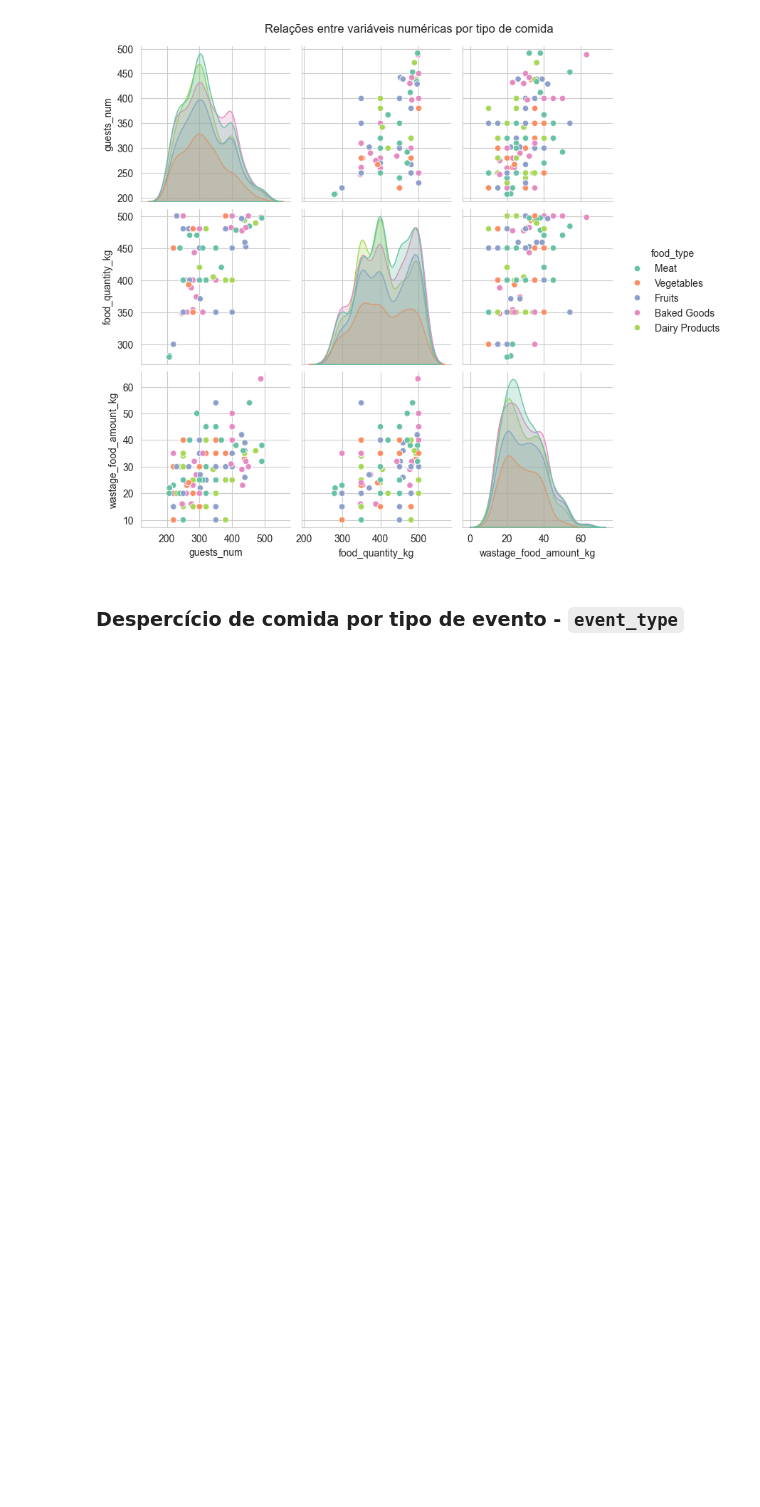
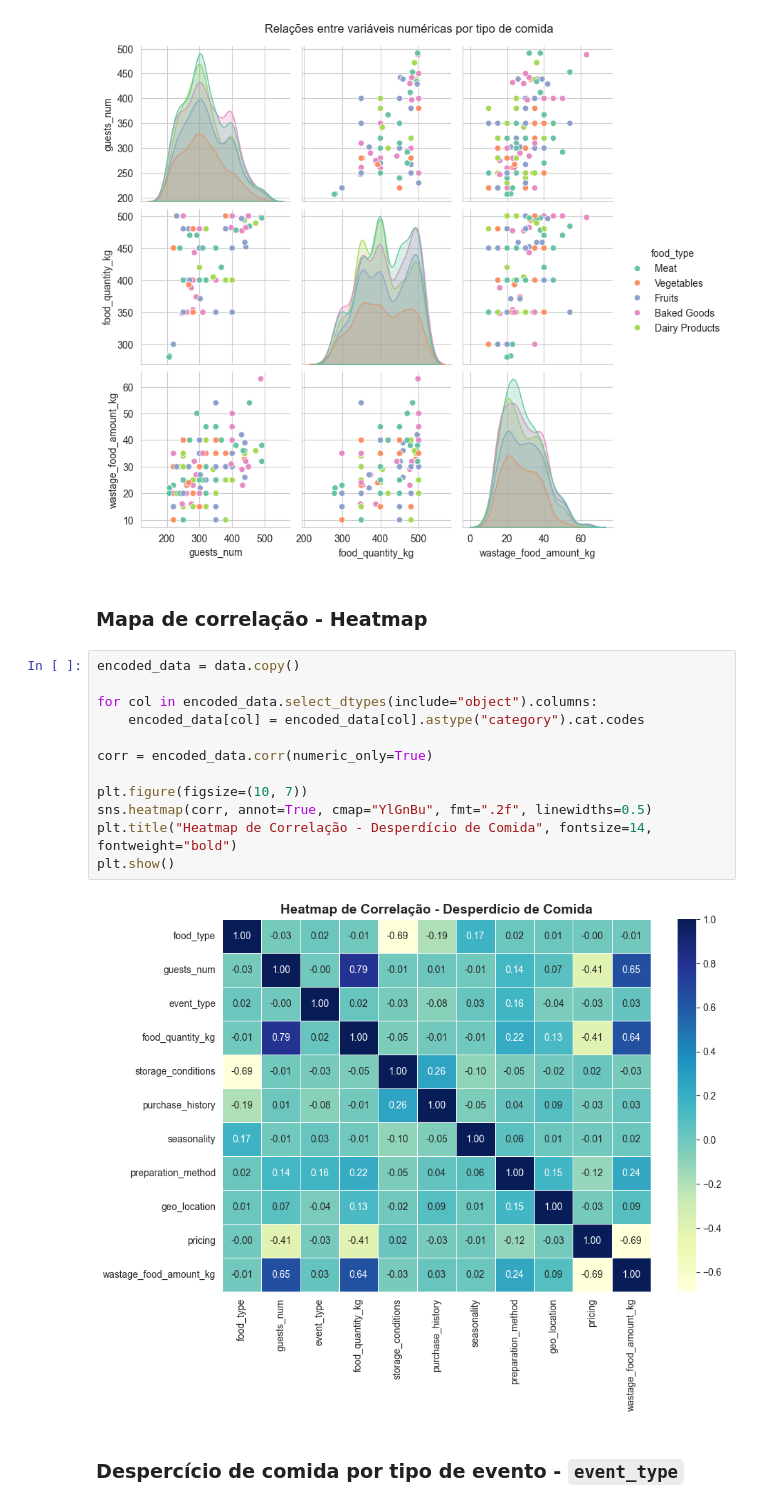
Before and after one commit to A-UTech/analise-exploratoria-cd-2ano, a Jupyter notebook: analise-wastage-food-ofc.ipynb, the cells around one changed output. Drawn from its saved outputs; the diff is of its cells as text; blank space fills up the shorter version.

```diff
--- a/analise-wastage-food-ofc.ipynb
+++ b/analise-wastage-food-ofc.ipynb
@@ -412,6 +412,22 @@ plt.suptitle("Relações entre variáveis numéricas por tipo de comida", y=1.02
 plt.show()
 # %% [output]
 [figure]
+# %% [markdown]
+### Mapa de correlação - Heatmap
+# %%
+encoded_data = data.copy()
+
+for col in encoded_data.select_dtypes(include="object").columns:
+    encoded_data[col] = encoded_data[col].astype("category").cat.codes
+
+corr = encoded_data.corr(numeric_only=True)
+
+plt.figure(figsize=(10, 7))
+sns.heatmap(corr, annot=True, cmap="YlGnBu", fmt=".2f", linewidths=0.5)
+plt.title("Heatmap de Correlação - Desperdício de Comida", fontsize=14, fontweight="bold")
+plt.show()
+# %% [output]
+[figure, added]
 # %% [markdown]
 ### Despercício de comida por tipo de evento - `event_type`
 # %%
```
Also changed, not shown: parts of 6 cells of this notebook.
